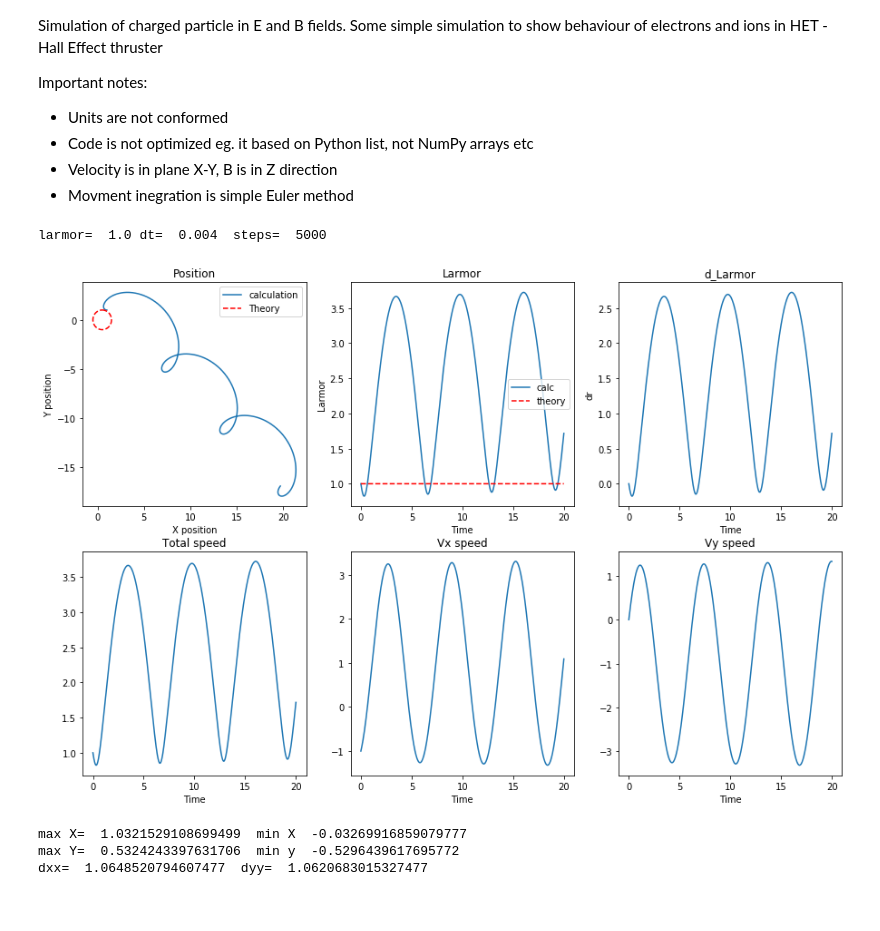
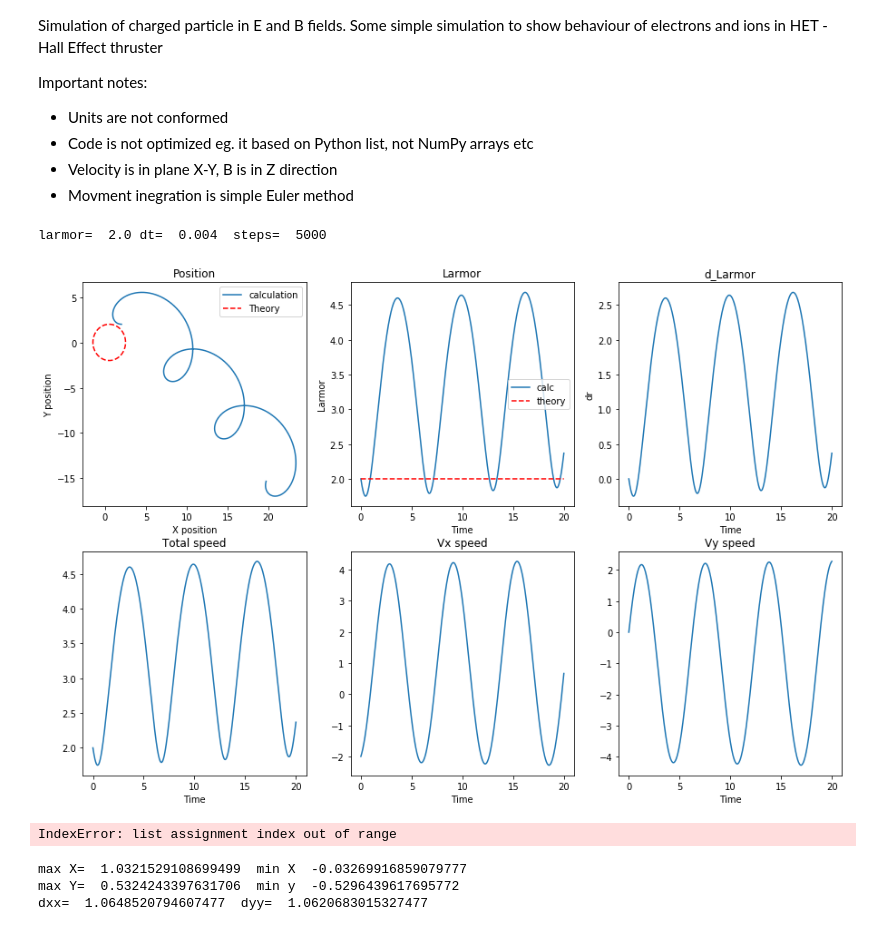
Before and after one commit to hrachubi/Plasma, a Jupyter notebook: Particle_ExB_2D.ipynb, the cells around one changed output. Drawn from its saved outputs; the diff is of its cells as text; code cells hidden in the pictures.

```diff
--- a/Particle_ExB_2D.ipynb
+++ b/Particle_ExB_2D.ipynb
@@ -17,7 +17,7 @@ import numpy as np
 B=2
 E=[1,1]
 
-vx=[-1]
+vx=[-2]
 vy=[0]
 q=1
 m=2
@@ -76,38 +76,40 @@ plt.plot(t,rll,'r--',label='theory')
 plt.legend()
 plt.xlabel('Time')
 plt.ylabel('Larmor')
 plt.title('Larmor')
 
 
 plt.subplot(2,3,3)
 plt.plot(t,dr)
 plt.xlabel('Time')
 plt.ylabel('dr')
 plt.title('d_Larmor')
 
 plt.subplot(2,3,4)
 plt.plot(t,vtot)
 plt.xlabel('Time')
 plt.title('Total speed')
 
 plt.subplot(2,3,5)
 plt.plot(t,vx)
 plt.xlabel('Time')
 plt.title('Vx speed')
 
 plt.subplot(2,3,6)
 plt.plot(t,vy)
 plt.xlabel('Time')
 plt.title('Vy speed')
 
 plt.show()
 #print(t,'\n',vx,'\n',vy)
 # %% [output]
-larmor=  1.0 dt=  0.004  steps=  5000
+larmor=  2.0 dt=  0.004  steps=  5000
-[figure, old version]
+[figure, new version]
 # %%
 rl=[]
 rl[0]=[m*(math.sqrt(vx[0]*vx[0]+vy[0]*vy[0]))/(q*B)]
+# %% [output]
+IndexError: list assignment index out of range
 # %%
 dxx=max(x)-min(x)
 dyy=max(y)-min(y)
```
